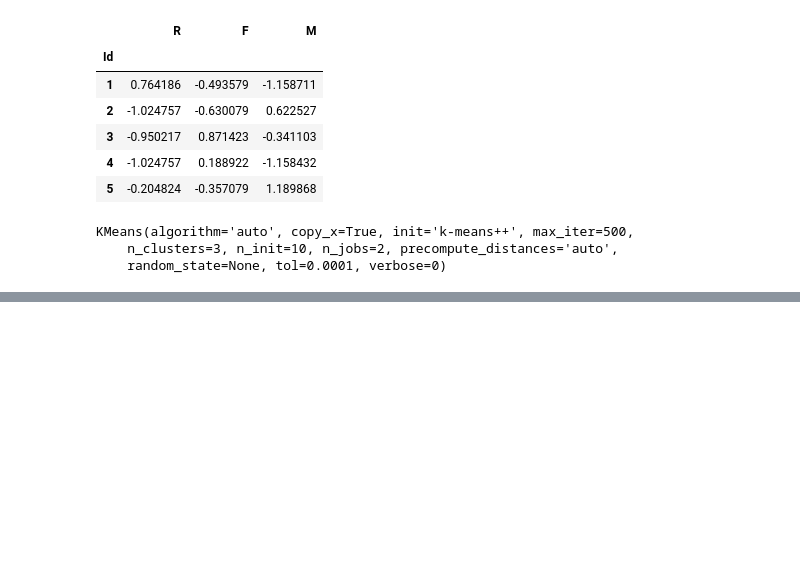
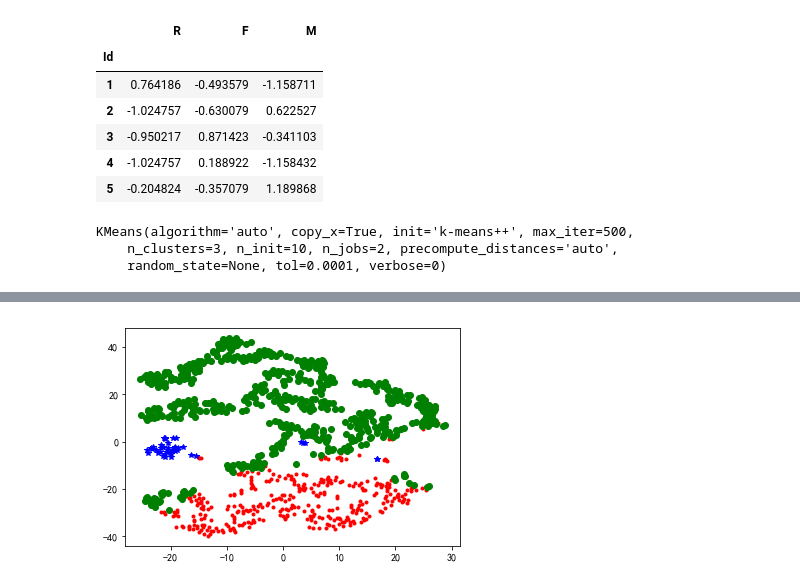
Before and after one commit to mylaobiana/Book_Python-Data-Analysis-and-mining-actual, a Jupyter notebook: 05_挖掘建模/5.4_K-Means 聚类算法.ipynb, the cells around one changed output, grey strips where cells are left out. Saved outputs shown, nothing was run; the diff lists cells and outputs as text; code cells hidden in the pictures; blank space fills up the shorter version.

```diff
--- a/05_挖掘建模/5.4_K-Means 聚类算法.ipynb
+++ b/05_挖掘建模/5.4_K-Means 聚类算法.ipynb
@@ -62,0 +83,22 @@ r.to_excel(outputFile)  # 保存结果
+# %%
+# 聚类结果可视化工具 TSNE
+from sklearn.manifold import TSNE
+
+tsne = TSNE()
+tsne.fit_transform(data_zs)  # 数据降维
+tsne = pd.DataFrame(tsne.embedding_, index=data_zs.index)  # 转换数据格式
+
+import matplotlib.pyplot as plt
+plt.rcParams['font.sans-serif'] = ['SimHei']  # 正常显示中文标签
+plt.rcParams['axes.unicode_minus'] = False  # 正常显示负号
+
+# 不同类别用不同颜色和样式绘图
+d = tsne[r['类别标签'] == 0]
+plt.plot(d[0], d[1], 'r.')
+d = tsne[r['类别标签'] == 1]
+plt.plot(d[0], d[1], 'go')
+d = tsne[r['类别标签'] == 2]
+plt.plot(d[0], d[1], 'b*')
+plt.show()
+# %% [output]
+[figure, added]
```
Also changed, not shown: parts of 4 cells of this notebook.
